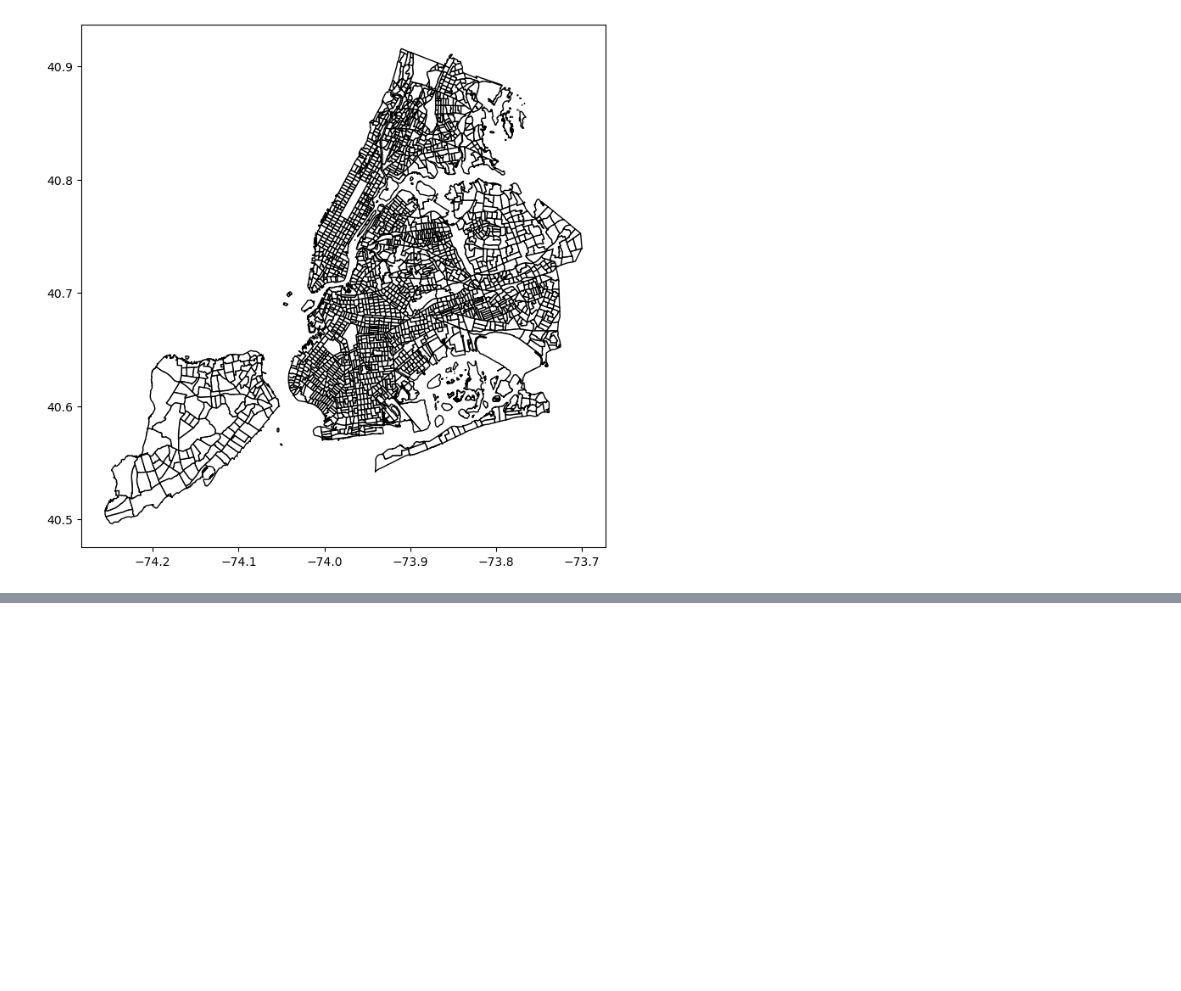
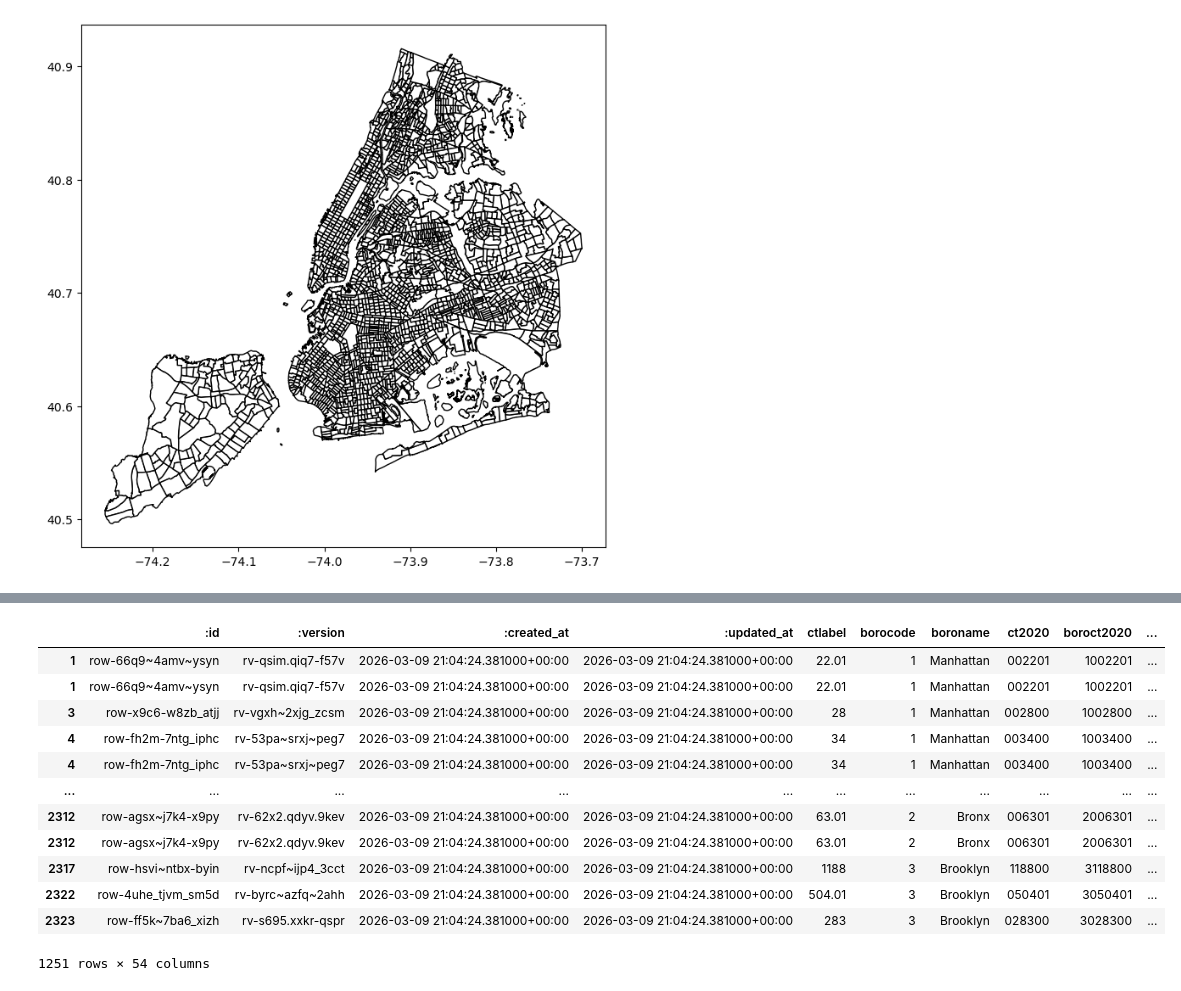
Before and after one commit to story645/odwny2026, a Jupyter notebook: content/n1_static.ipynb, the cells around one changed output, grey strips where cells are left out. Cells and saved outputs as stored; diff of their text form; code cells hidden in the pictures; blank space fills up the shorter version.

```diff
--- a/content/n1_static.ipynb
+++ b/content/n1_static.ipynb
@@ -75,5 +75,5 @@ df.describe(include=['category']).T
 # %%
-gdf = gpd.read_file("data/2020_Census_Tracts_20260326.geojson", )
+gdf = gpd.read_file("data/2020_Census_Tracts_20260326.geojson")
 # %%
 gdf.info()
 # %% [output]
@@ -101,0 +122,2 @@ gdf.plot(facecolor='w', edgecolor='k', figsize=(10,8))
+# %%
+xy311 = gpd.GeoDataFrame(df, geometry=gpd.points_from_xy(df.Longitude, df.Latitude), crs="EPSG:4326")
@@ -101,0 +140,18 @@ gdf.plot(facecolor='w', edgecolor='k', figsize=(10,8))
+# %%
+geo311 = gdf.sjoin(xy311, how='inner', predicate='contains', lsuffix='311')
+# %%
+geo311
+# %% [output]
+|  | :id | :version | :created_at | :updated_at | ctlabel | borocode | boroname | ct2020 | boroct2020 | ... |
+| 1 | row-66q9~4amv~ysyn | rv-qsim.qiq7-f57v | 2026-03-09 21:04:24.381000+00:00 | 2026-03-09 21:04:24.381000+00:00 | 22.01 | 1 | Manhattan | 002201 | 1002201 | ... |
+| 1 | row-66q9~4amv~ysyn | rv-qsim.qiq7-f57v | 2026-03-09 21:04:24.381000+00:00 | 2026-03-09 21:04:24.381000+00:00 | 22.01 | 1 | Manhattan | 002201 | 1002201 | ... |
+| 3 | row-x9c6-w8zb_atjj | rv-vgxh~2xjg_zcsm | 2026-03-09 21:04:24.381000+00:00 | 2026-03-09 21:04:24.381000+00:00 | 28 | 1 | Manhattan | 002800 | 1002800 | ... |
+| 4 | row-fh2m-7ntg_iphc | rv-53pa~srxj~peg7 | 2026-03-09 21:04:24.381000+00:00 | 2026-03-09 21:04:24.381000+00:00 | 34 | 1 | Manhattan | 003400 | 1003400 | ... |
+| 4 | row-fh2m-7ntg_iphc | rv-53pa~srxj~peg7 | 2026-03-09 21:04:24.381000+00:00 | 2026-03-09 21:04:24.381000+00:00 | 34 | 1 | Manhattan | 003400 | 1003400 | ... |
+| ... | ... | ... | ... | ... | ... | ... | ... | ... | ... | ... |
+| 2312 | row-agsx~j7k4-x9py | rv-62x2.qdyv.9kev | 2026-03-09 21:04:24.381000+00:00 | 2026-03-09 21:04:24.381000+00:00 | 63.01 | 2 | Bronx | 006301 | 2006301 | ... |
+| 2312 | row-agsx~j7k4-x9py | rv-62x2.qdyv.9kev | 2026-03-09 21:04:24.381000+00:00 | 2026-03-09 21:04:24.381000+00:00 | 63.01 | 2 | Bronx | 006301 | 2006301 | ... |
+| 2317 | row-hsvi~ntbx-byin | rv-ncpf~ijp4_3cct | 2026-03-09 21:04:24.381000+00:00 | 2026-03-09 21:04:24.381000+00:00 | 1188 | 3 | Brooklyn | 118800 | 3118800 | ... |
+| 2322 | row-4uhe_tjvm_sm5d | rv-byrc~azfq~2ahh | 2026-03-09 21:04:24.381000+00:00 | 2026-03-09 21:04:24.381000+00:00 | 504.01 | 3 | Brooklyn | 050401 | 3050401 | ... |
+| 2323 | row-ff5k~7ba6_xizh | rv-s695.xxkr-qspr | 2026-03-09 21:04:24.381000+00:00 | 2026-03-09 21:04:24.381000+00:00 | 283 | 3 | Brooklyn | 028300 | 3028300 | ... |
+1251 rows × 54 columns
```
Also changed, not shown: parts of 5 cells of this notebook, 1 other file.
